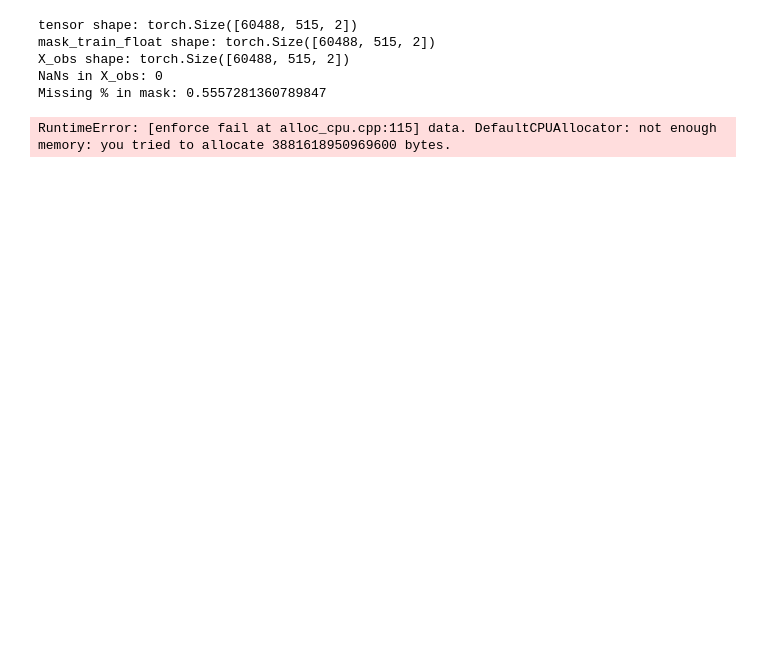
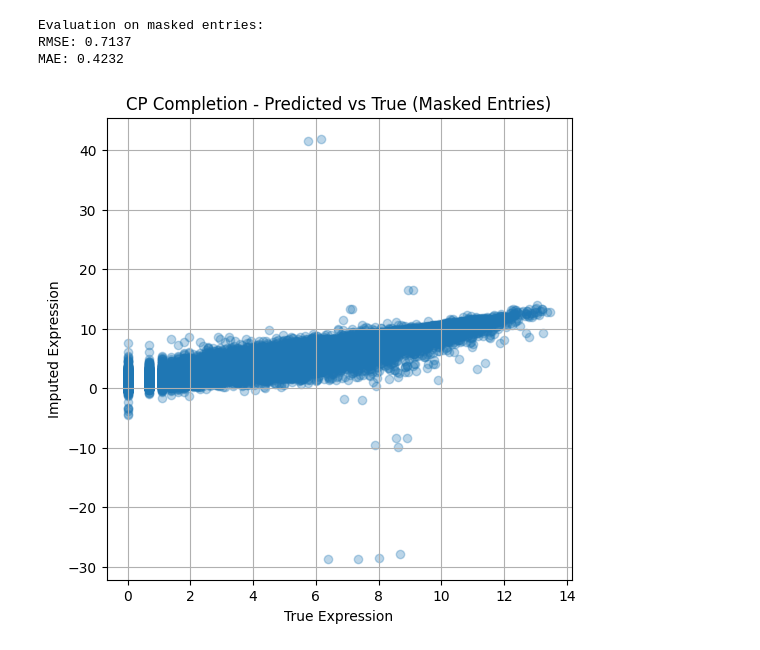
Before and after one commit to Sandiroc/Tensor-Completion-for-Cancer-Differential-Expression-Analysis, a Jupyter notebook: cp_completion.ipynb, the cells around one changed output. Drawn from its saved outputs; the diff is of its cells as text; code cells hidden in the pictures; blank space fills up the shorter version.

```diff
--- a/cp_completion.ipynb
+++ b/cp_completion.ipynb
@@ -14,6 +14,11 @@ tensor = torch.load('data/tcga_tensor.pt')
 genes = np.load("data/genes.npy", allow_pickle=True)
 patients = np.load("data/patients.npy", allow_pickle=True)
 sample_types = np.load("data/sample_types.npy", allow_pickle=True)
+# %%
+# === Subsample First 1000 Genes for Benchmark ===
+subset_genes = 1000
+tensor = tensor[:subset_genes, :, :]
+tensor = torch.log1p(tensor)
 # %%
 mask_bool = ~torch.isnan(tensor)
 mask_float = mask_bool.float()
@@ -35,29 +40,18 @@ mask_train_float[masked_idx[:, 0], masked_idx[:, 1], masked_idx[:, 2]] = 0.0
 # Ground truth for evaluation
 tensor_filled = torch.where(mask_bool, tensor, torch.tensor(0.0, dtype=tensor.dtype))
 # %%
-# === CP Completion Function ===
-def cp_completion(X_obs, mask, rank=10, n_iter=1000):
-    weights, factors = parafac(X_obs, rank=rank, n_iter_max=n_iter, mask=mask)
+# === CP Completion Function (random init for memory efficiency) ===
+def cp_completion(X_obs, mask, rank=10, n_iter=500):
+    weights, factors = parafac(
+        X_obs, rank=rank, n_iter_max=n_iter,
+        mask=mask, init='random', svd='numpy_svd'
+    )
     return cp_to_tensor((weights, factors))
-# %%
-print("tensor shape:", tensor.shape)
-print("mask_train_float shape:", mask_train_float.shape)
-print("X_obs shape:", X_obs.shape)
-print("NaNs in X_obs:", torch.isnan(X_obs).sum().item())
-print("Missing % in mask:", 1 - mask_train_float.sum().item() / mask_train_float.numel())
-# %% [output]
-tensor shape: torch.Size([60488, 515, 2])
-mask_train_float shape: torch.Size([60488, 515, 2])
-X_obs shape: torch.Size([60488, 515, 2])
-NaNs in X_obs: 0
-Missing % in mask: 0.5557281360789847
 # %%
 # === Run Completion ===
 rank = 10
 X_obs = torch.where(mask_train_bool, tensor, torch.tensor(0.0, dtype=tensor.dtype))
 X_pred = cp_completion(X_obs, mask_train_float, rank=rank)
-# %% [output]
-RuntimeError: [enforce fail at alloc_cpu.cpp:115] data. DefaultCPUAllocator: not enough memory: you tried to allocate 3881618950969600 bytes.
 # %%
 # === Evaluate Performance ===
 def evaluate(true_tensor, pred_tensor, eval_mask):
@@ -69,3 +63,22 @@ def evaluate(true_tensor, pred_tensor, eval_mask):
 # %%
 rmse, mae = evaluate(tensor, X_pred, ~mask_train_bool & mask_bool)
 print(f"\nEvaluation on masked entries:\nRMSE: {rmse:.4f}\nMAE: {mae:.4f}")
+# %% [output]
+Evaluation on masked entries:
+RMSE: 0.7137
+MAE: 0.4232
+# %%
+# === Visualizations ===
+plt.figure(figsize=(6, 6))
+plt.scatter(
+    tensor[~mask_train_bool & mask_bool].cpu().numpy(),
+    X_pred[~mask_train_bool & mask_bool].detach().cpu().numpy(),
+    alpha=0.3
+)
+plt.xlabel("True Expression")
+plt.ylabel("Imputed Expression")
+plt.title("CP Completion - Predicted vs True (Masked Entries)")
+plt.grid(True)
+plt.show()
+# %% [output]
+[figure, added]
```
